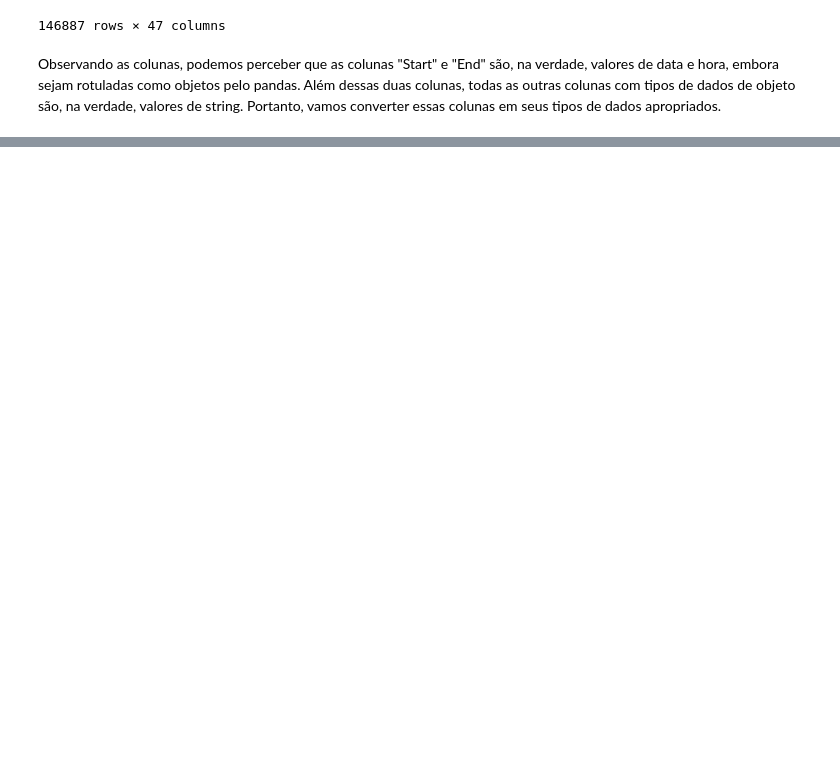
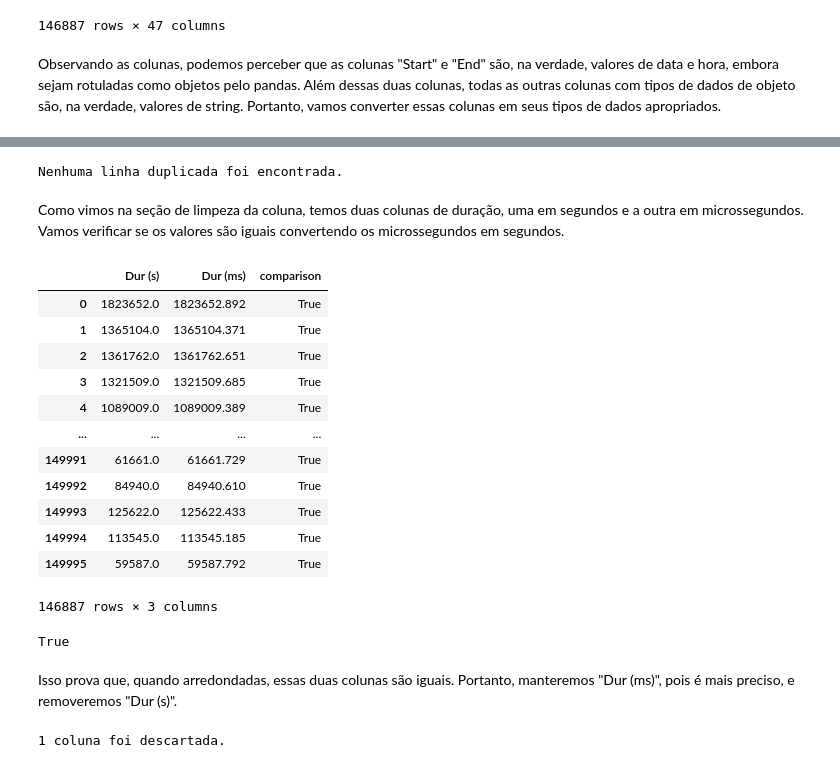
Before and after one commit to ramos-iza/DataScienceAcademy, a Jupyter notebook: projeto3/projeto3.ipynb, the cells around one changed output, grey strips where cells are left out. Cells and saved outputs as stored; diff of their text form; code cells hidden in the pictures; blank space fills up the shorter version.

Commit message:
conclusao da estrategia 2 - conversao de tipos de dados

```diff
--- a/projeto3/projeto3.ipynb
+++ b/projeto3/projeto3.ipynb
@@ -55,7 +53,7 @@ sys   : 3.8.17 | packaged by conda-forge | (default, Jun 16 2023, 07:11:32)
 lista_labels_valores_ausentes = ["n/a", "na", "undefined"]
 # %%
 # Carrega o dataset
-dataset = pd.read_csv('dados/dataset.csv', na_values = lista_labels_valores_ausentes)
+dataset = pd.read_csv('/Users/izadoraramos/Desktop/DataScienceAcademy/projeto3/dataset.csv', na_values = lista_labels_valores_ausentes)
 # %%
 #shape
 dataset.shape
@@ -568,0 +603,43 @@ string_columns = dataset_clean.select_dtypes(include='object').columns.tolist()
+# %%
+# Vamos checar se há registros duplicados
+pme1.drop_duplicates(dataset_clean)
+# %% [output]
+Nenhuma linha duplicada foi encontrada.
+# %% [markdown]
+Como vimos na seção de limpeza da coluna, temos duas colunas de duração, uma em segundos e a outra em microssegundos. Vamos verificar se os valores são iguais convertendo os microssegundos em segundos.
+# %%
+# Conversão e comparação
+temp_df = dataset_clean[['Dur (s)', 'Dur (ms)']].copy()
+pme2.multiply_by_factor(df=temp_df, columns=['Dur (ms)'], factor=1/1000)
+temp_df['comparison'] = (temp_df['Dur (s)'] == temp_df['Dur (ms)'].apply(math.floor))
+# %%
+temp_df
+# %% [output]
+|  | Dur (s) | Dur (ms) | comparison |
+| 0 | 1823652.0 | 1823652.892 | True |
+| 1 | 1365104.0 | 1365104.371 | True |
+| 2 | 1361762.0 | 1361762.651 | True |
+| 3 | 1321509.0 | 1321509.685 | True |
+| 4 | 1089009.0 | 1089009.389 | True |
+| ... | ... | ... | ... |
+| 149991 | 61661.0 | 61661.729 | True |
+| 149992 | 84940.0 | 84940.610 | True |
+| 149993 | 125622.0 | 125622.433 | True |
+| 149994 | 113545.0 | 113545.185 | True |
+| 149995 | 59587.0 | 59587.792 | True |
+146887 rows × 3 columns
+# %%
+# As duas colunas são iguais?
+print(all(temp_df['comparison']))
+# %% [output]
+True
+# %% [markdown]
+Isso prova que, quando arredondadas, essas duas colunas são iguais. Portanto, manteremos "Dur (ms)", pois é mais preciso, e removeremos "Dur (s)".
+# %%
+# Drop de coluna
+# Deixamos ms porque milissegundos é mais preciso que segundos
+pme1.drop_columns(dataset_clean, ['Dur (s)'])
+# ou
+#dataset_clean.drop(columns=['Dur (s)'], axis = 1, inplace = True)
+# %% [output]
+1 coluna foi descartada.
```
Also changed, not shown: parts of 8 cells of this notebook.
